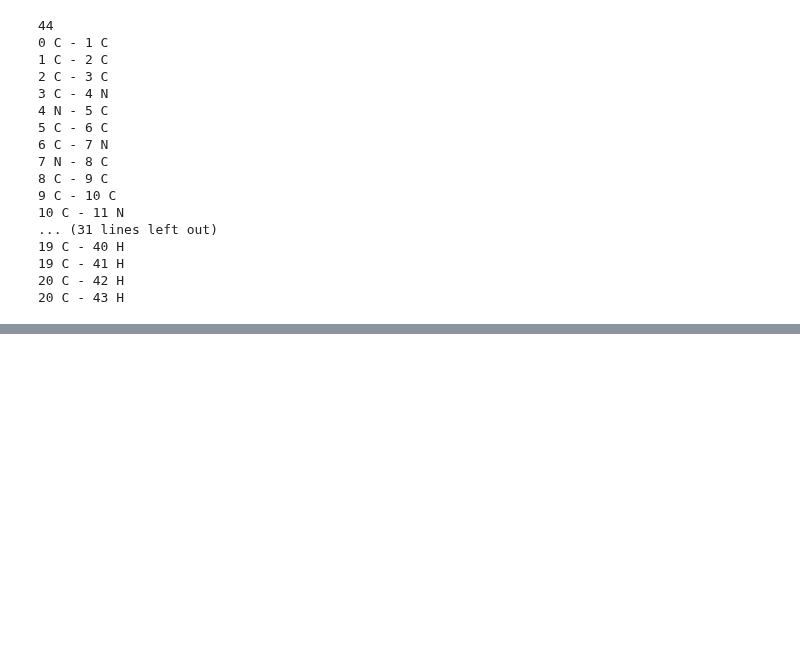
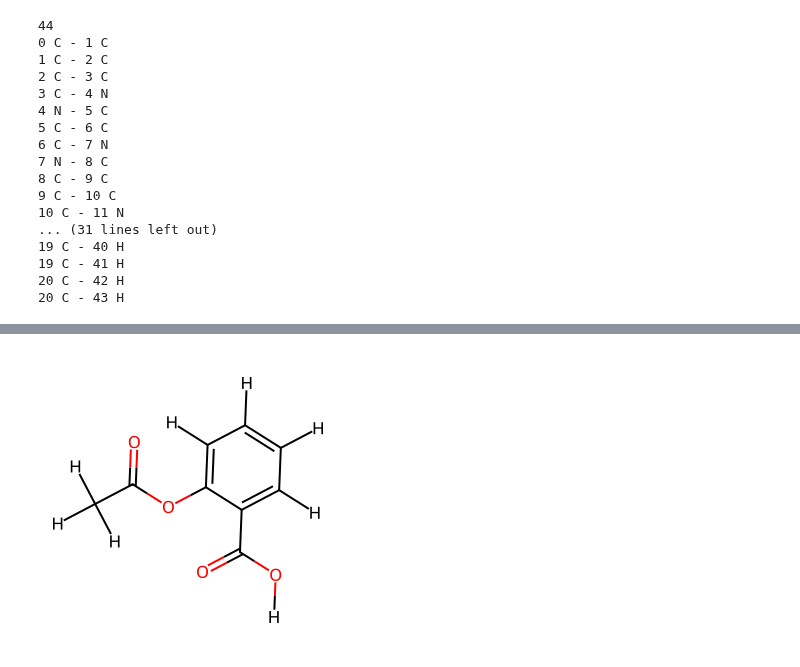
Before and after one commit to xiang1103/DL_ML_Implementations, a Jupyter notebook: RDkit & Geometric DL/rdkit/rdkit_3D.ipynb, the cells around one changed output, grey strips where cells are left out. Saved outputs shown, nothing was run; the diff lists cells and outputs as text; code cells hidden in the pictures; blank space fills up the shorter version.

```diff
--- a/RDkit & Geometric DL/rdkit/rdkit_3D.ipynb
+++ b/RDkit & Geometric DL/rdkit/rdkit_3D.ipynb
@@ -141,0 +151,6 @@ for bond in mol.GetBonds():
+# %%
+mol= Chem.AddHs(mol)
+img= Draw.MolToImage(mol)
+img
+# %% [output]
+[figure, added]
```
Also changed, not shown: parts of 8 cells of this notebook.
